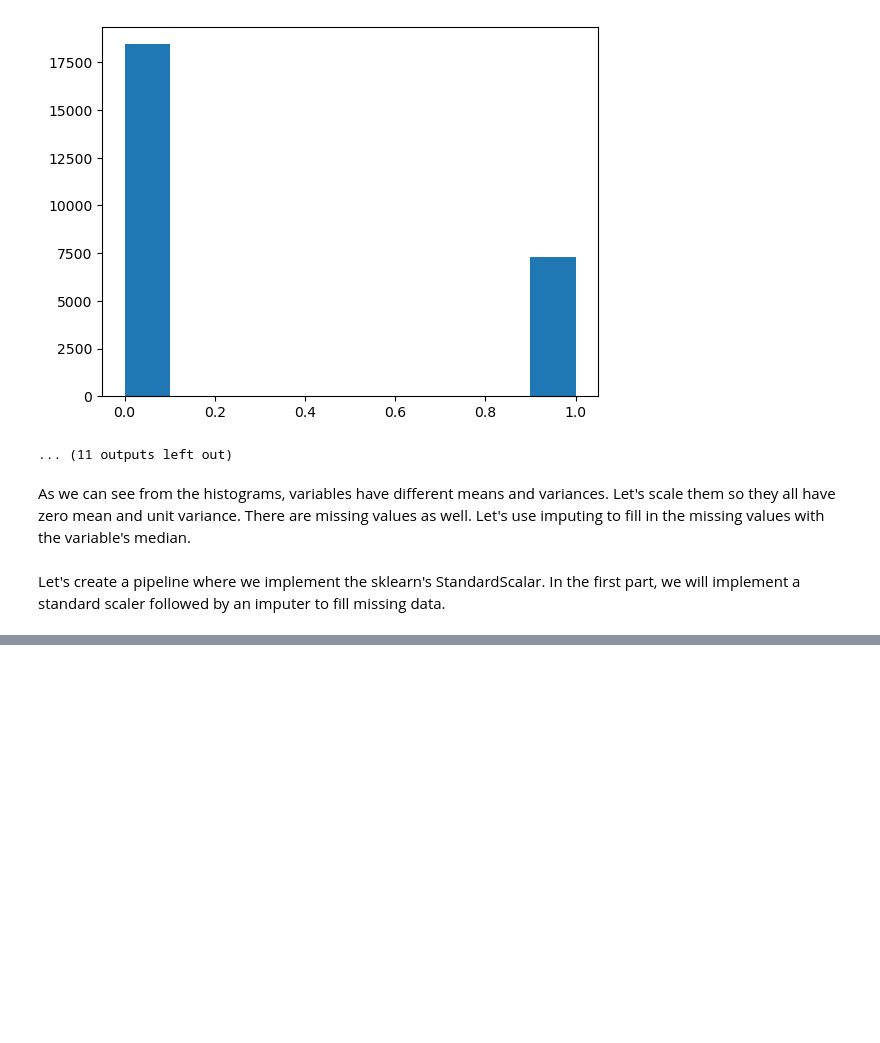
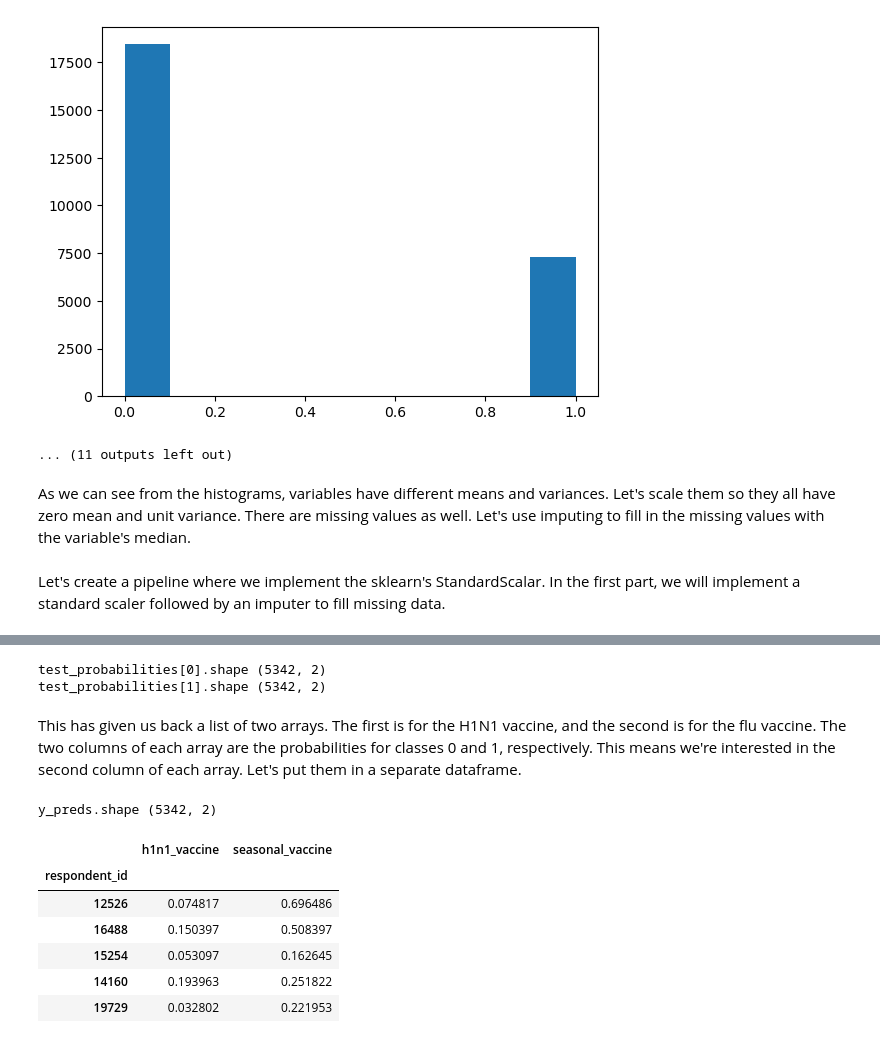
Before and after one commit to GuilhermeCarqueja/H1N1_vaccine, a Jupyter notebook: H1N1_vaccine_prediction.ipynb, the cells around one changed output, grey strips where cells are left out. Saved outputs shown, nothing was run; the diff lists cells and outputs as text; code cells hidden in the pictures; blank space fills up the shorter version.

Commit message:
Create separate dataframe with predictions

```diff
--- a/H1N1_vaccine_prediction.ipynb
+++ b/H1N1_vaccine_prediction.ipynb
@@ -514,0 +509,28 @@ test_probabilities[1].shape (5342, 2)
+# %%
+print("test_probabilities[0].shape", preds[0].shape)
+print("test_probabilities[1].shape", preds[1].shape)
+# %% [output]
+test_probabilities[0].shape (5342, 2)
+test_probabilities[1].shape (5342, 2)
+# %% [markdown]
+This has given us back a list of two arrays. The first is for the H1N1 vaccine, and the second is for the flu vaccine. The two columns of each array are the probabilities for classes 0 and 1, respectively. This means we're interested in the second column of each array. Let's put them in a separate dataframe.
+# %%
+y_preds = pd.DataFrame(
+    {
+        "h1n1_vaccine":preds[0][:,1],
+        "seasonal_vaccine":preds[1][:,1]
+    },
+    index = y_eval.index
+)
+
+print("y_preds.shape", y_preds.shape)
+y_preds.head()
+# %% [output]
+y_preds.shape (5342, 2)
+|  | h1n1_vaccine | seasonal_vaccine |
+| respondent_id |  |  |
+| 12526 | 0.074817 | 0.696486 |
+| 16488 | 0.150397 | 0.508397 |
+| 15254 | 0.053097 | 0.162645 |
+| 14160 | 0.193963 | 0.251822 |
+| 19729 | 0.032802 | 0.221953 |
```
Also changed, not shown: parts of 31 cells of this notebook.
